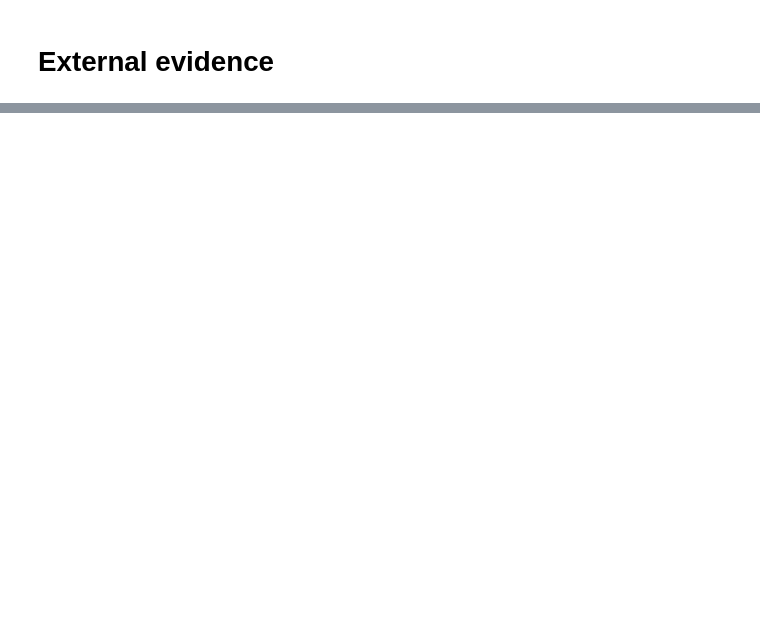
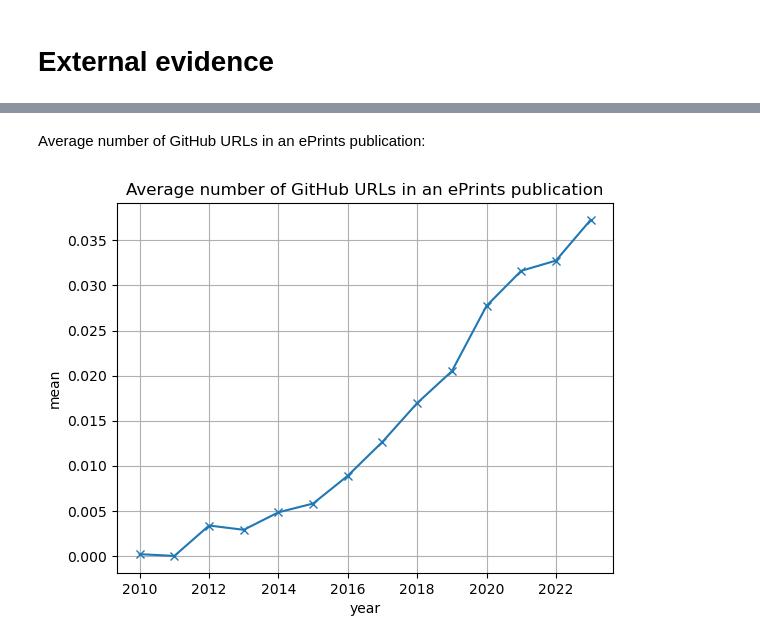
Before and after one commit to softwaresaved/rse-repo-analysis, a Jupyter notebook: analysis/eprints.ipynb, the cells around one changed output, grey strips where cells are left out. Drawn from its saved outputs; the diff is of its cells as text; code cells hidden in the pictures; blank space fills up the shorter version.

```diff
--- a/analysis/eprints.ipynb
+++ b/analysis/eprints.ipynb
@@ -29,0 +70,14 @@ res["bib"]
+# %% [markdown]
+Average number of GitHub URLs in an ePrints publication:
+# %%
+urls_per_publication = df.groupby(["year", "title", "author_for_reference", "pdf_url"])["github_user_cleaned_url"].count()
+urls_per_publication.groupby("year").mean().plot(
+    xlabel="year",
+    ylabel="mean",
+    title="Average number of GitHub URLs in an ePrints publication",
+    marker="x",
+    grid=True
+)
+plt.show()
+# %% [output]
+[figure, added]
```
Also changed, not shown: parts of 16 cells of this notebook.
